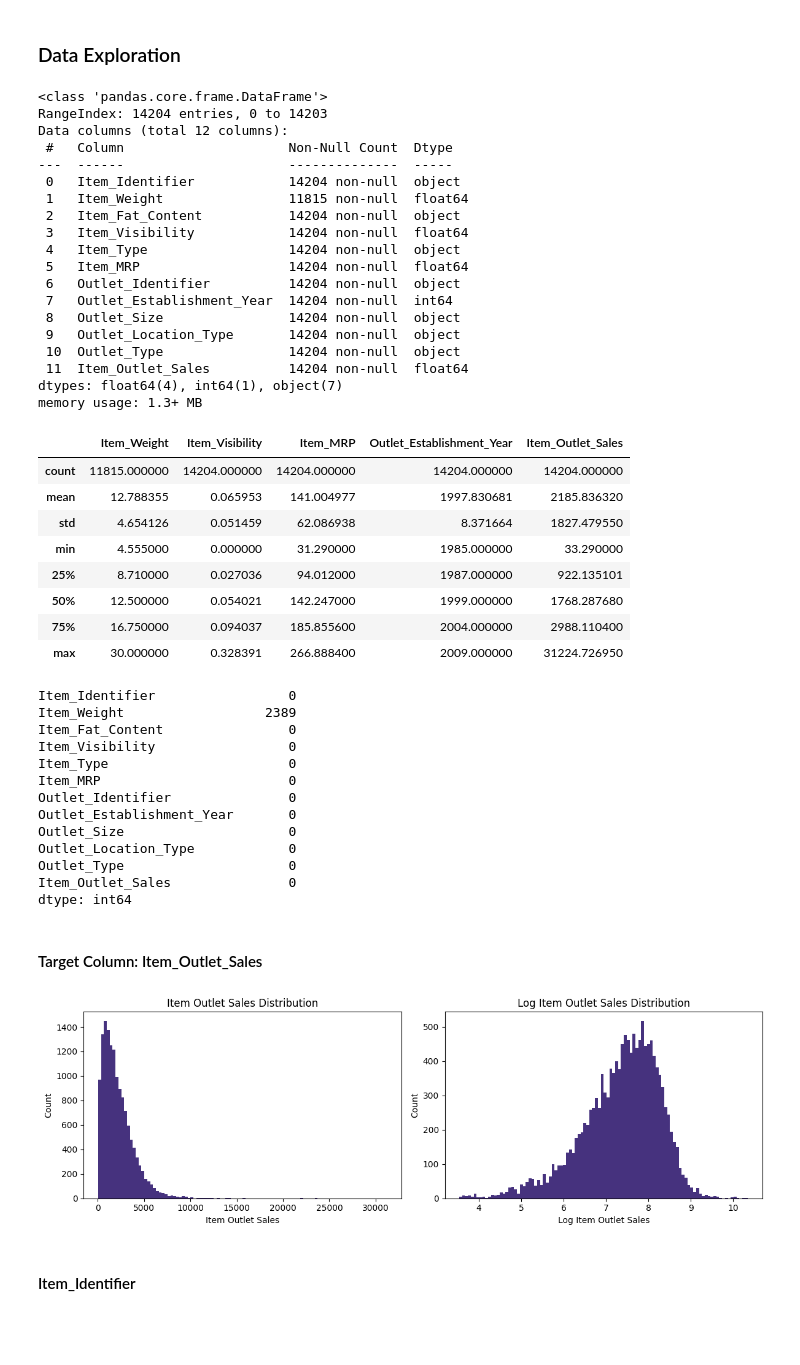
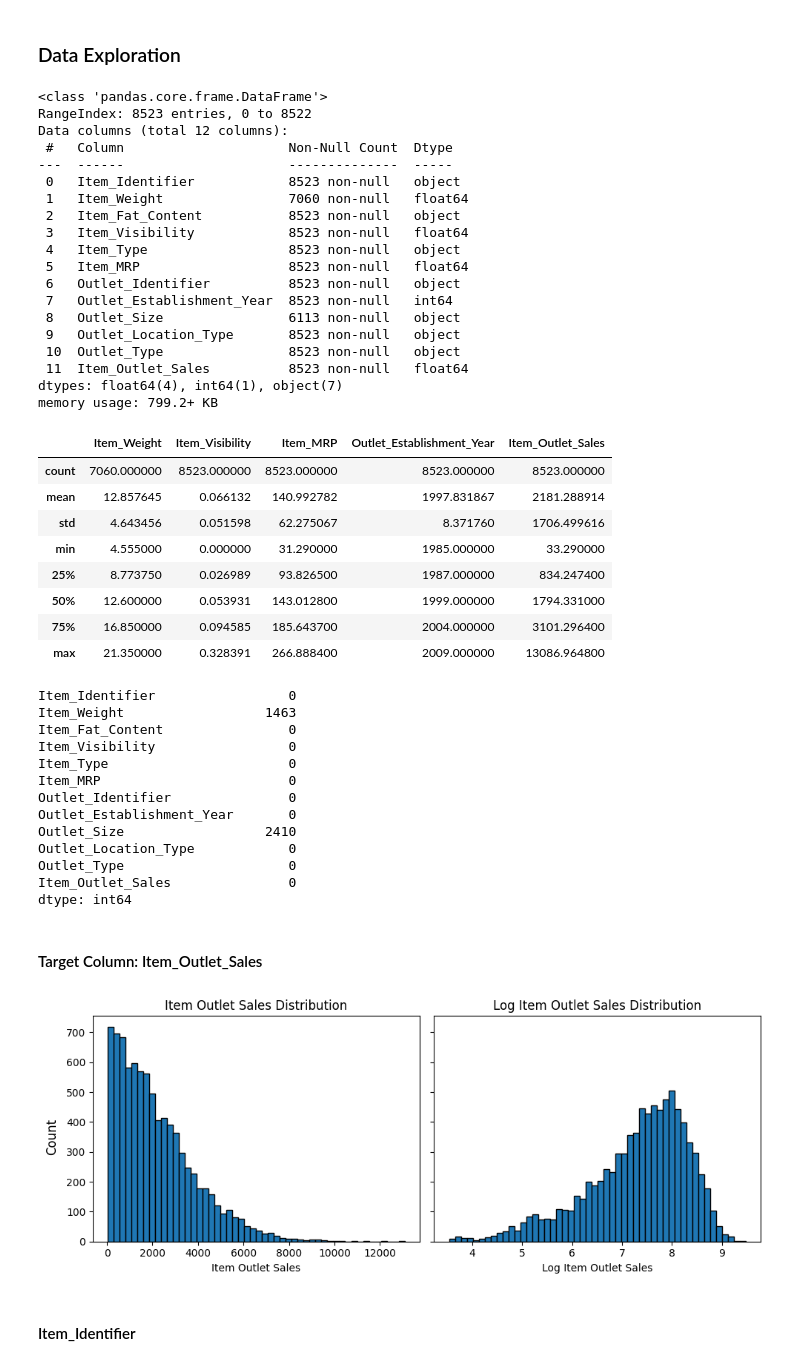
Before and after one commit to OMarchevska/sales-prediction, a Jupyter notebook: Big_Sales_Prediction.ipynb, the cells around one changed output. Saved outputs shown, nothing was run; the diff lists cells and outputs as text; code cells hidden in the pictures; blank space fills up the shorter version.

Commit message:
Data source altered. Feature selection added, ensembling methods tested.

```diff
--- a/Big_Sales_Prediction.ipynb
+++ b/Big_Sales_Prediction.ipynb
@@ -13,16 +13,16 @@ import opendatasets as od
 import pandas as pd
 import seaborn as sns
 from sklearn.compose import ColumnTransformer, TransformedTargetRegressor
+from sklearn.ensemble import VotingRegressor, StackingRegressor
+from sklearn.impute import SimpleImputer
+from sklearn.feature_selection import SelectKBest, f_regression
+from sklearn.linear_model import LinearRegression
 from sklearn.metrics.pairwise import rbf_kernel
-from sklearn.metrics import mean_squared_log_error, make_scorer
-from sklearn.model_selection import cross_val_score
+from sklearn.metrics import root_mean_squared_log_error, root_mean_squared_error, make_scorer
+from sklearn.model_selection import cross_val_score, cross_validate, GridSearchCV
 from sklearn.pipeline import make_pipeline, Pipeline
-from sklearn.preprocessing import (FunctionTransformer, OneHotEncoder, StandardScaler,
-                                QuantileTransformer, KBinsDiscretizer, RobustScaler,
-                                MinMaxScaler)
+from sklearn.preprocessing import (FunctionTransformer, OneHotEncoder, StandardScaler, OrdinalEncoder, PolynomialFeatures)
 from xgboost import XGBRegressor
-
-sns.set_palette("viridis")
 # %% [markdown]
 ## Data
 # %% [markdown]
@@ -37,5 +37,6 @@ Skipping, found downloaded files in "./big-sales-prediction-dataset" (use force=
 # %%
-dataset = pd.read_csv("big-sales-prediction-dataset/Big Sales Data.csv")
+#dataset = pd.read_csv("big-sales-prediction-dataset/Big Sales Data.csv")
+dataset = pd.read_csv("big-mart-sales-prediction-datasets/train.csv")
 dataset.head()
 # %% [output]
 |  | Item_Identifier | Item_Weight | Item_Fat_Content | Item_Visibility | Item_Type | Item_MRP | ... |
@@ -50,48 +51,48 @@ dataset.head()
 dataset.info()
 # %% [output]
 <class 'pandas.core.frame.DataFrame'>
-RangeIndex: 14204 entries, 0 to 14203
+RangeIndex: 8523 entries, 0 to 8522
 Data columns (total 12 columns):
  #   Column                     Non-Null Count  Dtype
 ---  ------                     --------------  -----
- 0   Item_Identifier            14204 non-null  object
- 1   Item_Weight                11815 non-null  float64
- 2   Item_Fat_Content           14204 non-null  object
- 3   Item_Visibility            14204 non-null  float64
- 4   Item_Type                  14204 non-null  object
- 5   Item_MRP                   14204 non-null  float64
- 6   Outlet_Identifier          14204 non-null  object
- 7   Outlet_Establishment_Year  14204 non-null  int64
- 8   Outlet_Size                14204 non-null  object
- 9   Outlet_Location_Type       14204 non-null  object
- 10  Outlet_Type                14204 non-null  object
- 11  Item_Outlet_Sales          14204 non-null  float64
+ 0   Item_Identifier            8523 non-null   object
+ 1   Item_Weight                7060 non-null   float64
+ 2   Item_Fat_Content           8523 non-null   object
+ 3   Item_Visibility            8523 non-null   float64
+ 4   Item_Type                  8523 non-null   object
+ 5   Item_MRP                   8523 non-null   float64
+ 6   Outlet_Identifier          8523 non-null   object
+ 7   Outlet_Establishment_Year  8523 non-null   int64
+ 8   Outlet_Size                6113 non-null   object
+ 9   Outlet_Location_Type       8523 non-null   object
+ 10  Outlet_Type                8523 non-null   object
+ 11  Item_Outlet_Sales          8523 non-null   float64
 dtypes: float64(4), int64(1), object(7)
-memory usage: 1.3+ MB
+memory usage: 799.2+ KB
 # %%
 dataset.describe()
 # %% [output]
 |  | Item_Weight | Item_Visibility | Item_MRP | Outlet_Establishment_Year | Item_Outlet_Sales |
-| count | 11815.000000 | 14204.000000 | 14204.000000 | 14204.000000 | 14204.000000 |
-| mean | 12.788355 | 0.065953 | 141.004977 | 1997.830681 | 2185.836320 |
-| std | 4.654126 | 0.051459 | 62.086938 | 8.371664 | 1827.479550 |
+| count | 7060.000000 | 8523.000000 | 8523.000000 | 8523.000000 | 8523.000000 |
+| mean | 12.857645 | 0.066132 | 140.992782 | 1997.831867 | 2181.288914 |
+| std | 4.643456 | 0.051598 | 62.275067 | 8.371760 | 1706.499616 |
 | min | 4.555000 | 0.000000 | 31.290000 | 1985.000000 | 33.290000 |
-| 25% | 8.710000 | 0.027036 | 94.012000 | 1987.000000 | 922.135101 |
-| 50% | 12.500000 | 0.054021 | 142.247000 | 1999.000000 | 1768.287680 |
-| 75% | 16.750000 | 0.094037 | 185.855600 | 2004.000000 | 2988.110400 |
-| max | 30.000000 | 0.328391 | 266.888400 | 2009.000000 | 31224.726950 |
+| 25% | 8.773750 | 0.026989 | 93.826500 | 1987.000000 | 834.247400 |
+| 50% | 12.600000 | 0.053931 | 143.012800 | 1999.000000 | 1794.331000 |
+| 75% | 16.850000 | 0.094585 | 185.643700 | 2004.000000 | 3101.296400 |
+| max | 21.350000 | 0.328391 | 266.888400 | 2009.000000 | 13086.964800 |
 # %%
 dataset.isna().sum()
 # %% [output]
 Item_Identifier                 0
-Item_Weight                  2389
+Item_Weight                  1463
 Item_Fat_Content                0
 Item_Visibility                 0
 Item_Type                       0
 Item_MRP                        0
 Outlet_Identifier               0
 Outlet_Establishment_Year       0
-Outlet_Size                     0
+Outlet_Size                  2410
 Outlet_Location_Type            0
 Outlet_Type                     0
 Item_Outlet_Sales               0
@@ -102,22 +103,21 @@ data = dataset.copy(deep=True)
 # %% [markdown]
 #### Target Column: Item_Outlet_Sales
 # %%
-# apply log transformation to the target feature
+# apply log transformation on the target feature
 data["Item_Outlet_Sales_log"] = data["Item_Outlet_Sales"].apply(np.log1p)
 
-_, ax = plt.subplots(1, 2, figsize=(12, 4))
-ax[0].hist(data["Item_Outlet_Sales"], bins=100, )
-ax[1].hist(data["Item_Outlet_Sales_log"], bins=100)
+fig, ax = plt.subplots(1, 2, sharey=True, figsize=(10, 4))
+ax[0].hist(data["Item_Outlet_Sales"], bins=50, edgecolor="black")
+ax[1].hist(data["Item_Outlet_Sales_log"], bins=50, edgecolor="black")
 ax[0].set_title("Item Outlet Sales Distribution")
 ax[1].set_title("Log Item Outlet Sales Distribution")
 ax[0].set_xlabel("Item Outlet Sales")
 ax[1].set_xlabel("Log Item Outlet Sales")
-ax[0].set_ylabel("Count")
-ax[1].set_ylabel("Count")
+fig.supylabel("Count")
 plt.tight_layout()
 plt.show()
 # %% [output]
-[figure, old version]
+[figure, new version]
 # %% [markdown]
 #### Item_Identifier
 # %%
```
Also changed, not shown: parts of 64 cells of this notebook.
